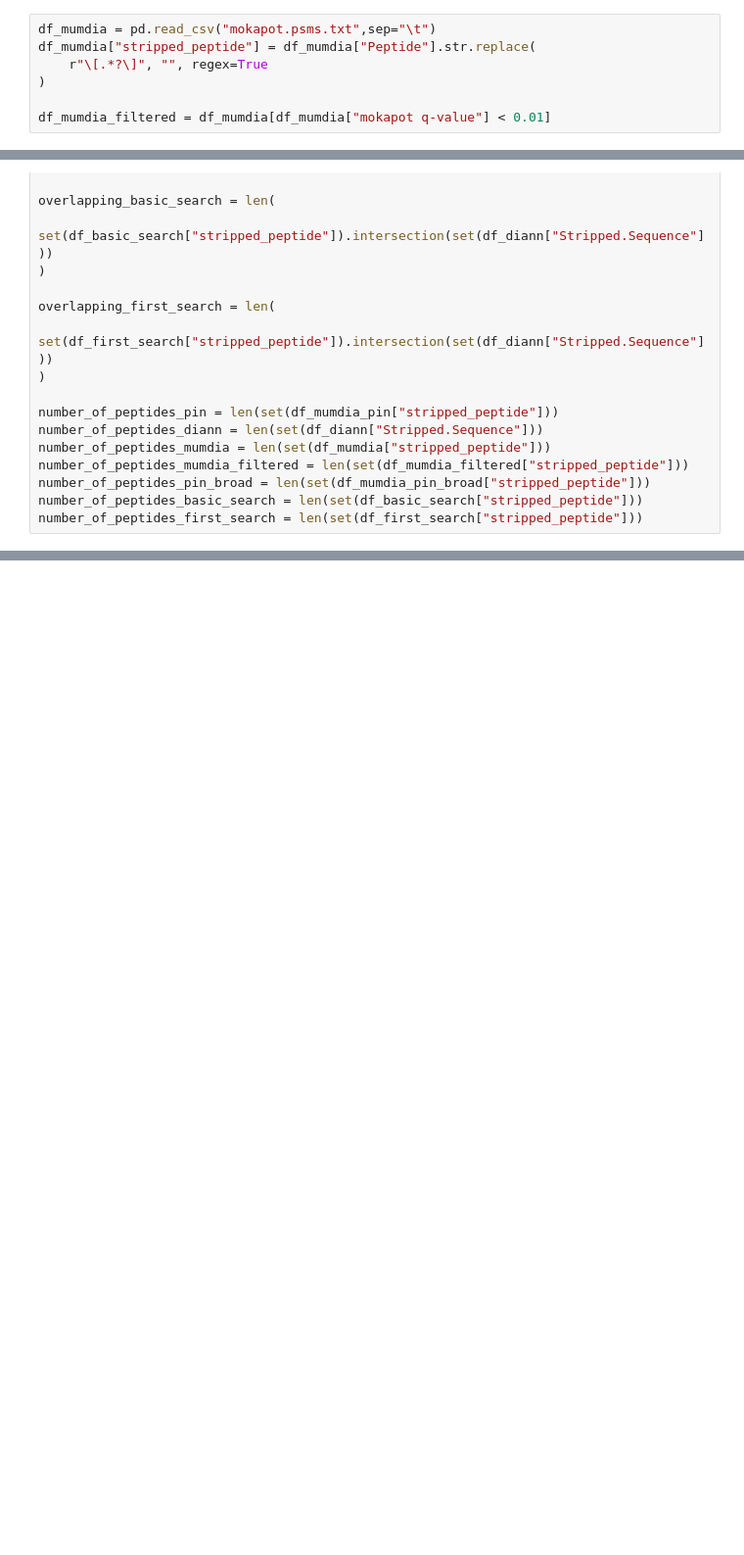
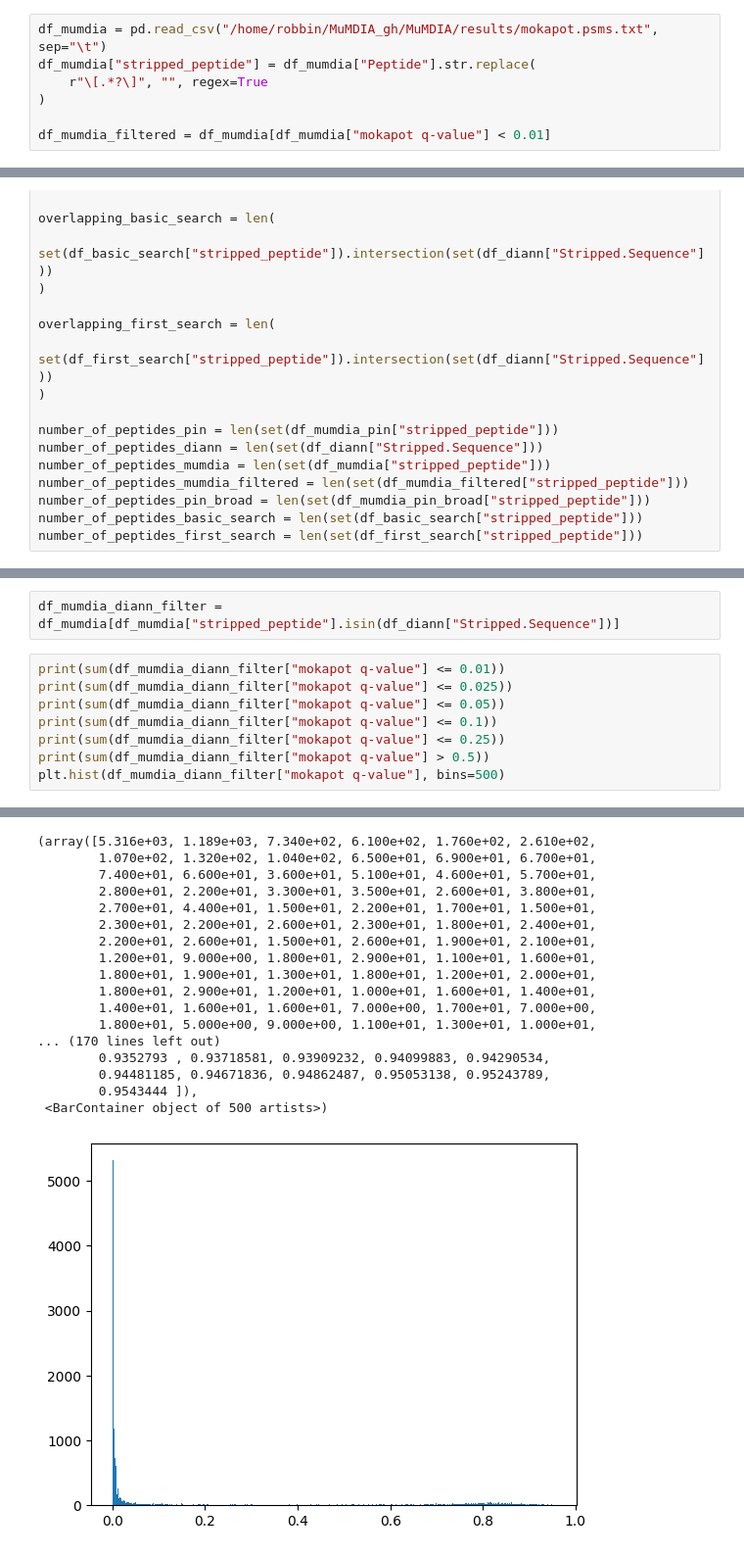
Before and after one commit to CompOmics/MuMDIA, a Jupyter notebook: notebook_helpers/compare_diann.ipynb, the cells around one changed output, grey strips where cells are left out. Shown at 98% size. Saved outputs shown, nothing was run; the diff lists cells and outputs as text; blank space fills up the shorter version.

```diff
--- a/notebook_helpers/compare_diann.ipynb
+++ b/notebook_helpers/compare_diann.ipynb
@@ -20,7 +20,7 @@ df_diann["Stripped.Sequence|Precursor.Charge"] = (
     + pd.Series(map(str, df_diann["Precursor.Charge"]))
 )
 # %%
-df_mumdia = pd.read_csv("mokapot.psms.txt",sep="\t")
+df_mumdia = pd.read_csv("/home/robbin/MuMDIA_gh/MuMDIA/results/mokapot.psms.txt", sep="\t")
 df_mumdia["stripped_peptide"] = df_mumdia["Peptide"].str.replace(
     r"\[.*?\]", "", regex=True
 )
@@ -119,0 +122,11 @@ Number of overlapping peptides (qval < 0.01):  5509
+# %%
+df_mumdia_diann_filter = df_mumdia[df_mumdia["stripped_peptide"].isin(df_diann["Stripped.Sequence"])]
+# %%
+print(sum(df_mumdia_diann_filter["mokapot q-value"] <= 0.01))
+print(sum(df_mumdia_diann_filter["mokapot q-value"] <= 0.025))
+print(sum(df_mumdia_diann_filter["mokapot q-value"] <= 0.05))
+print(sum(df_mumdia_diann_filter["mokapot q-value"] <= 0.1))
+print(sum(df_mumdia_diann_filter["mokapot q-value"] <= 0.25))
+print(sum(df_mumdia_diann_filter["mokapot q-value"] > 0.5))
+plt.hist(df_mumdia_diann_filter["mokapot q-value"], bins=500)
+# %% [output]
@@ -119,0 +139,18 @@ Number of overlapping peptides (qval < 0.01):  5509
+(array([5.316e+03, 1.189e+03, 7.340e+02, 6.100e+02, 1.760e+02, 2.610e+02,
+        1.070e+02, 1.320e+02, 1.040e+02, 6.500e+01, 6.900e+01, 6.700e+01,
+        7.400e+01, 6.600e+01, 3.600e+01, 5.100e+01, 4.600e+01, 5.700e+01,
+        2.800e+01, 2.200e+01, 3.300e+01, 3.500e+01, 2.600e+01, 3.800e+01,
+        2.700e+01, 4.400e+01, 1.500e+01, 2.200e+01, 1.700e+01, 1.500e+01,
+        2.300e+01, 2.200e+01, 2.600e+01, 2.300e+01, 1.800e+01, 2.400e+01,
+        2.200e+01, 2.600e+01, 1.500e+01, 2.600e+01, 1.900e+01, 2.100e+01,
+        1.200e+01, 9.000e+00, 1.800e+01, 2.900e+01, 1.100e+01, 1.600e+01,
+        1.800e+01, 1.900e+01, 1.300e+01, 1.800e+01, 1.200e+01, 2.000e+01,
+        1.800e+01, 2.900e+01, 1.200e+01, 1.000e+01, 1.600e+01, 1.400e+01,
+        1.400e+01, 1.600e+01, 1.600e+01, 7.000e+00, 1.700e+01, 7.000e+00,
+        1.800e+01, 5.000e+00, 9.000e+00, 1.100e+01, 1.300e+01, 1.000e+01,
+... (170 lines left out)
+        0.9352793 , 0.93718581, 0.93909232, 0.94099883, 0.94290534,
+        0.94481185, 0.94671836, 0.94862487, 0.95053138, 0.95243789,
+        0.9543444 ]),
+ <BarContainer object of 500 artists>)
+[figure, added]
```
Also changed, not shown: parts of 5 cells of this notebook, 5 other files.
